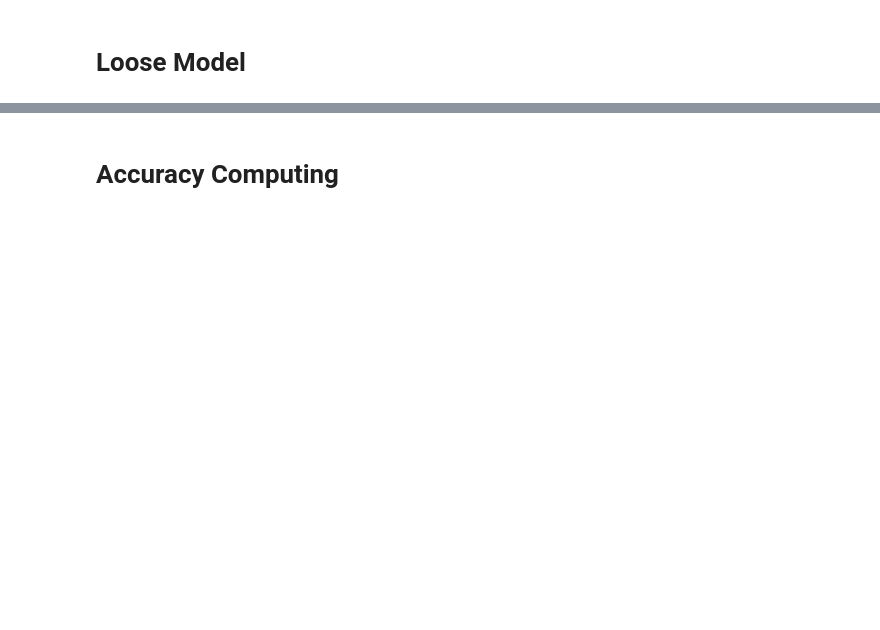
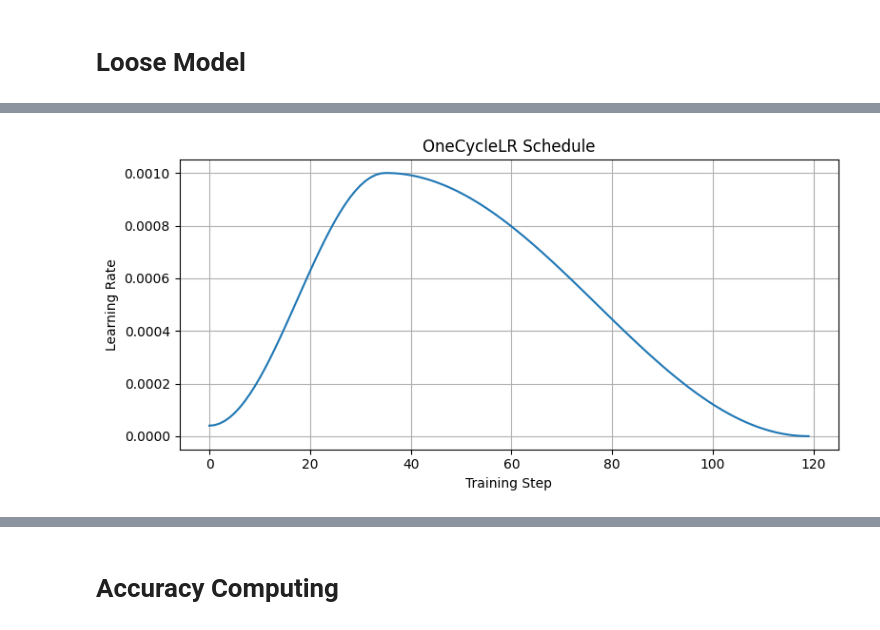
Before and after one commit to SebastianApelgren/poop-ai, a Jupyter notebook: ipynb/Hierarchy_model.ipynb, the cells around one changed output, grey strips where cells are left out. Saved outputs shown, nothing was run; the diff lists cells and outputs as text; code cells hidden in the pictures; blank space fills up the shorter version.

Commit message:
finished training code

```diff
--- a/ipynb/Hierarchy_model.ipynb
+++ b/ipynb/Hierarchy_model.ipynb
@@ -94,7 +91,7 @@ This notebook implements:
 DATA_DIR = "../data-pools/data-consistence"  # Update this path
 IMG_SIZE = 224
 DEVICE = "cuda" if torch.cuda.is_available() else "mps" if torch.backends.mps.is_available() else "cpu"
-NUM_CLASSES = 3
+NUM_CLASSES = 0
 # %%
 class StoolDataset(Dataset):
     def __init__(self, root_dir, transform=None):
@@ -513,0 +535,8 @@ def train_single_split(
+# %%
+category_data_dir = "../datasets/data-consistence"
+constipation_data_dir = "../datasets/data-constipated"
+normal_data_dir = "../datasets/data-normal"
+loose_data_dir = "../datasets/data-loose"
+
+smooth = nn.CrossEntropyLoss(label_smoothing=0.1)
+focal = FocalLoss(alpha=1, gamma=2)
@@ -534,0 +1397,12 @@ kf_models, accs = run_kfold_training(
+# %%
+best_model, best_acc, lrs = train_single_split(
+    data_dir=loose_data_dir,
+    model_name='efficientnet_b0',
+    loss_fn=smooth, # 'focal' or 'smooth'
+    freeze_until=None,  # or 'features.4', None for no freezing. A higher layer means more layers are frozen.
+    batch_size=32,
+    lr=1e-4,
+    num_epochs=30,
+    val_split=0.2,
+    num_classes=2
+)
@@ -534,0 +1429,12 @@ kf_models, accs = run_kfold_training(
+# %%
+plt.figure(figsize=(8, 4))
+plt.plot(lrs)
+plt.xlabel("Training Step")
+plt.ylabel("Learning Rate")
+plt.title("OneCycleLR Schedule")
+plt.grid(True)
+plt.tight_layout()
+plt.savefig("lr-schedule.png")
+plt.show()
+# %% [output]
+[figure, added]
```
Also changed, not shown: parts of 59 cells of this notebook, 10 other files.
